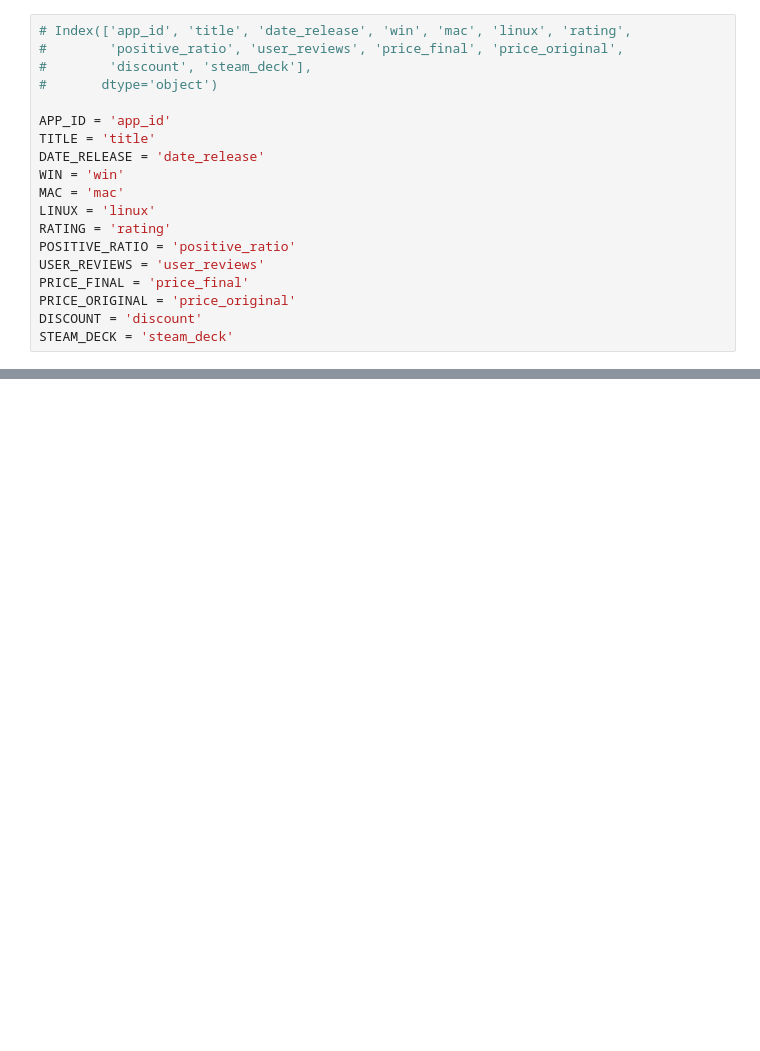
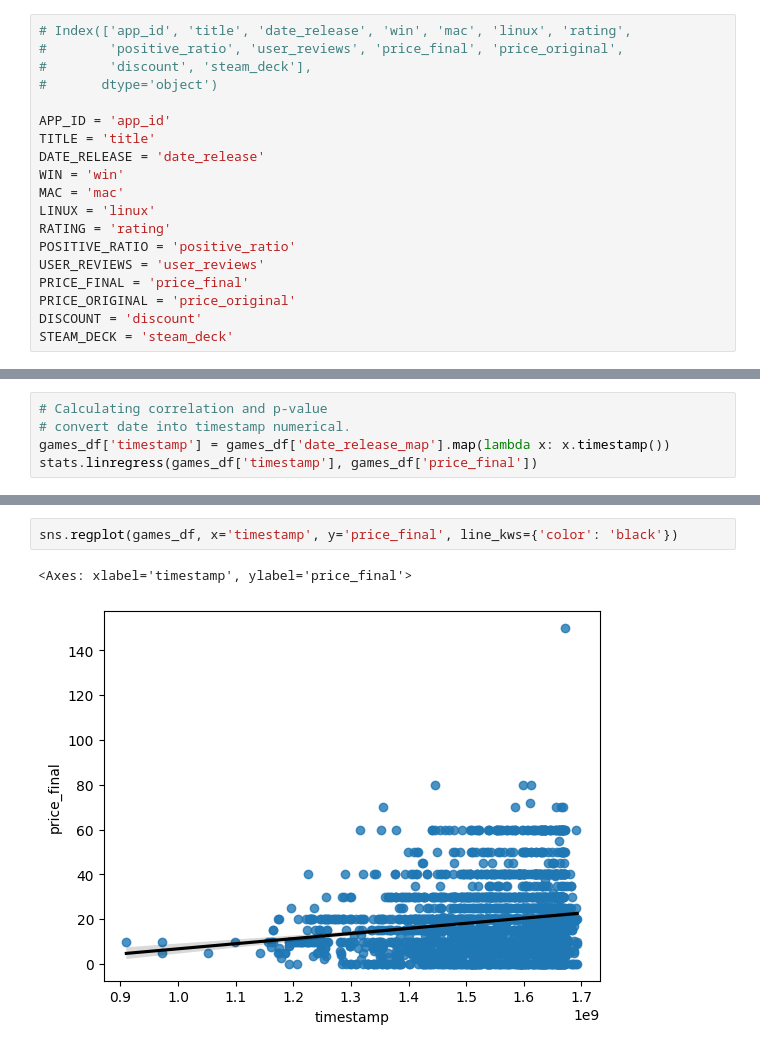
Before and after one commit to NeneWang/recommendation-systems-exploration, a Jupyter notebook: final_project_exploration/exploratory_analysis_games_users.ipynb, the cells around one changed output, grey strips where cells are left out. Drawn from its saved outputs; the diff is of its cells as text; blank space fills up the shorter version.

```diff
--- a/final_project_exploration/exploratory_analysis_games_users.ipynb
+++ b/final_project_exploration/exploratory_analysis_games_users.ipynb
@@ -38,0 +136,5 @@ sns.heatmap(games_df.pivot_table(index='month', columns='year', values='app_id',
+# %%
+# Calculating correlation and p-value
+# convert date into timestamp numerical.
+games_df['timestamp'] = games_df['date_release_map'].map(lambda x: x.timestamp())
+stats.linregress(games_df['timestamp'], games_df['price_final'])
@@ -38,0 +148,5 @@ sns.heatmap(games_df.pivot_table(index='month', columns='year', values='app_id',
+# %%
+sns.regplot(games_df, x='timestamp', y='price_final', line_kws={'color': 'black'})
+# %% [output]
+<Axes: xlabel='timestamp', ylabel='price_final'>
+[figure, added]
```
Also changed, not shown: parts of 22 cells of this notebook, 5 other files.
